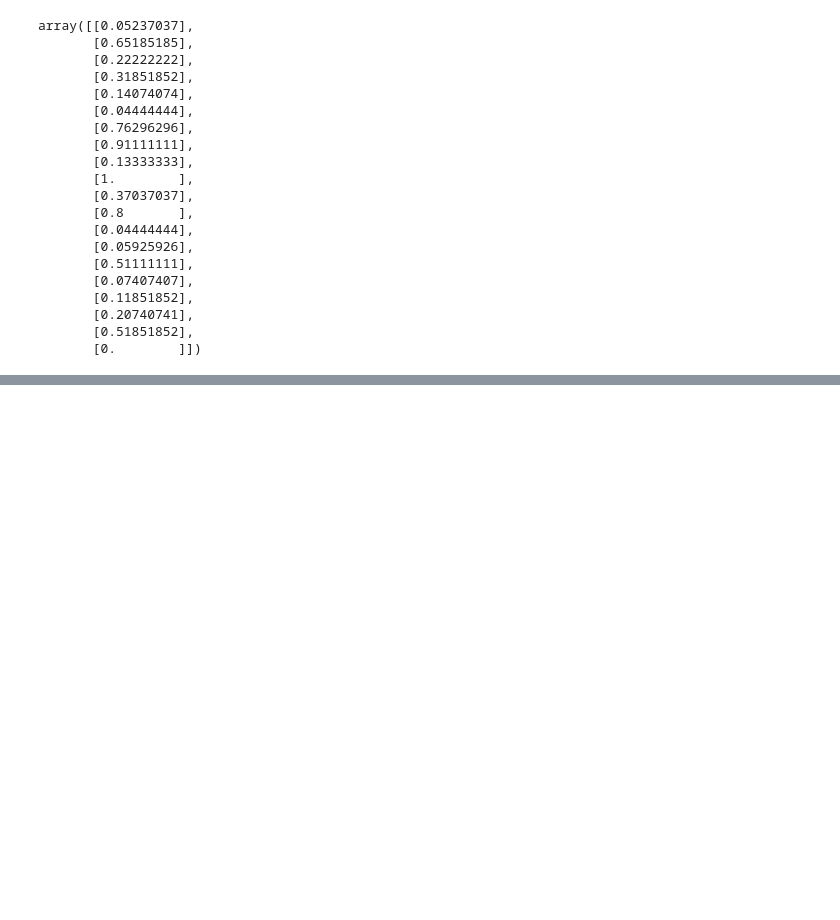
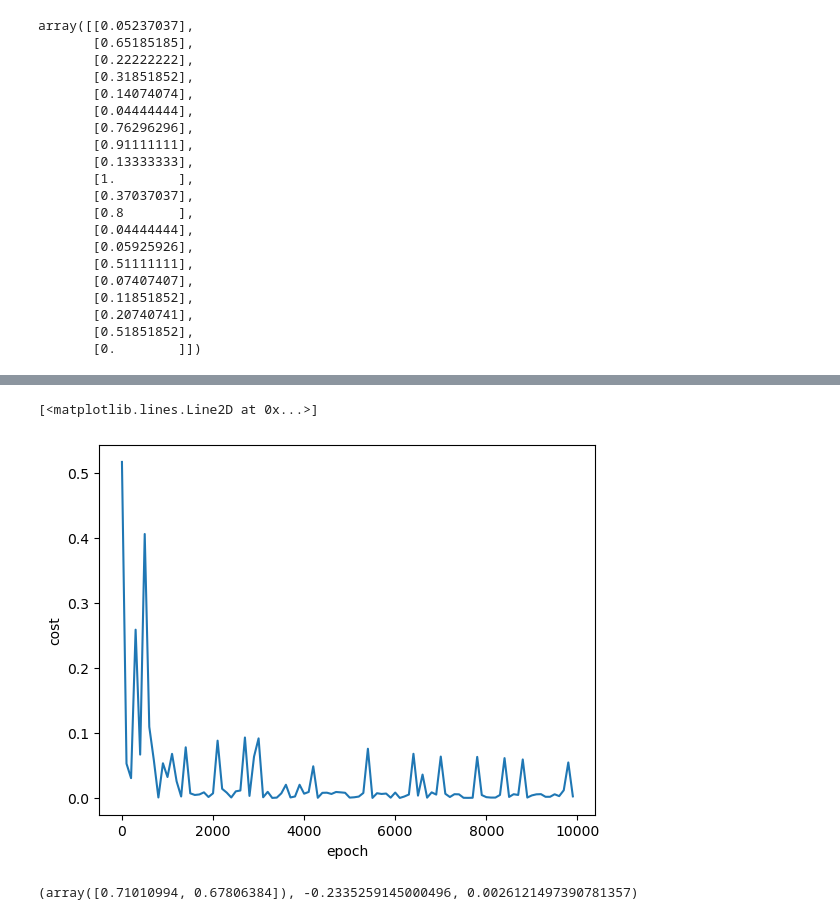
Before and after one commit to MDSAZZADSIDDIQUE/Implementation-Of-Stochastic-Versus-Batch-Versus-Mini-Batch-Gradient-Descent, a Jupyter notebook: Implementation of Stochastic Versus Batch Versus Mini Batch Gradient Descent.ipynb, the cells around one changed output, grey strips where cells are left out. Drawn from its saved outputs; the diff is of its cells as text; code cells hidden in the pictures; blank space fills up the shorter version.

```diff
--- a/Implementation of Stochastic Versus Batch Versus Mini Batch Gradient Descent.ipynb
+++ b/Implementation of Stochastic Versus Batch Versus Mini Batch Gradient Descent.ipynb
@@ -91,0 +134,45 @@ def batch_gradient_descent(X, y_true, epochs, learning_rate = 0.01):
+# %%
+plt.xlabel("epoch")
+plt.ylabel("cost")
+plt.plot(epoch_list_sgd, cost_list_sgd)
+# %% [output]
+[<matplotlib.lines.Line2D at 0x...>]
+[figure, added]
+# %%
+import random
+def mini_batch_gradient_descent(X, y_true, epochs=100, batch_size = 5, learning_rate = 0.01):
+    number_of_features = X.shape[1]
+    w = np.ones(shape=(number_of_features))
+    b = 0
+    total_samples = X.shape[0]
+
+    if batch_size > total_samples:
+        batch_size = total_samples
+
+    cost_list = []
+    epoch_list = []
+
+    num_batches = int(total_samples / batch_size)
+
+    for i in range(epochs):
+        random_indices = np.random.permutation(total_samples)
+        X_tmp = X[random_indices]
+        y_tmp = y_true[random_indices]
+
+        for j in range(0, total_samples, batch_size):
+            Xj = X_tmp[j:j+batch_size]
+            yj = y_tmp[j:j+batch_size]
+            y_predicted = np.dot(w, Xj.T) + b
+            w_grad = - (2 / len(Xj)) * (Xj.T.dot(yj - y_predicted))
+            b_grad = - (2 / len(Xj)) * np.sum(yj - y_predicted)
+            w = w - learning_rate * w_grad
+            b = b - learning_rate * b_grad
+            cost = np.mean(np.square(yj - y_predicted))
+        if i%10==0:
+            cost_list.append(cost)
+            epoch_list.append(i)
+    return w, b, cost, cost_list, epoch_list
+w_mbgd, b_mbgd, cost_mbgd, cost_list_mbgd, epoch_list_mbgd = mini_batch_gradient_descent(scaled_x, scaled_y.reshape(scaled_y.shape[0]), epochs=120, batch_size=5)
+w_mbgd, b_mbgd, cost_mbgd
+# %% [output]
+(array([0.71010994, 0.67806384]), -0.2335259145000496, 0.0026121497390781357)
```
Also changed, not shown: parts of 6 cells of this notebook.
